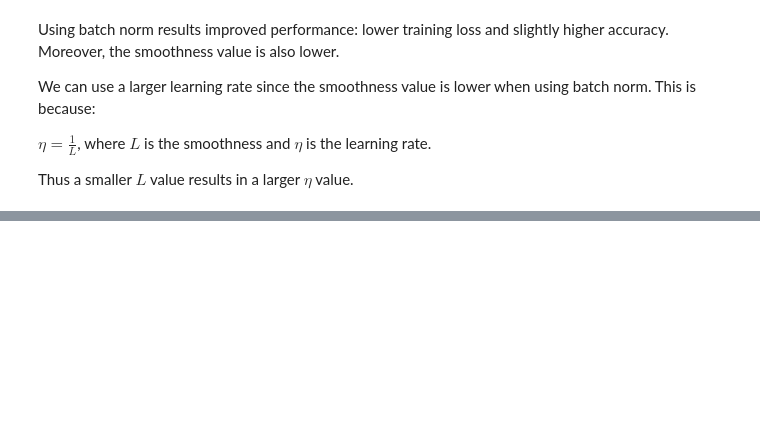
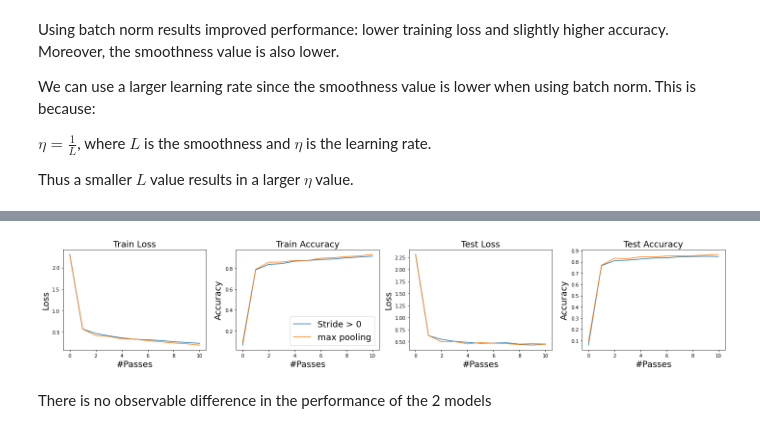
Before and after one commit to sharma-apoorv/Deep-Learning, a Jupyter notebook: Homework/3_CNN/DATA_598_HW_3.ipynb, the cells around one changed output, grey strips where cells are left out. Drawn from its saved outputs; the diff is of its cells as text; code cells hidden in the pictures; blank space fills up the shorter version.

```diff
--- a/Homework/3_CNN/DATA_598_HW_3.ipynb
+++ b/Homework/3_CNN/DATA_598_HW_3.ipynb
@@ -368,0 +375,23 @@ Thus a smaller $L$ value results in a larger $\eta$ value.
+# %%
+class CovNetNoBatchNormSameSize(torch.nn.Module):
+    def __init__(self, num_classes=10):
+        super().__init__()
+        self.conv_ensemble_1 = torch.nn.Sequential(
+            torch.nn.Conv2d(in_channels=1, out_channels=16, kernel_size=5, padding=2, stride=2),
+            torch.nn.ReLU())
+        self.conv_ensemble_2 = torch.nn.Sequential(
+            torch.nn.Conv2d(in_channels=16, out_channels=32, kernel_size=5, padding=2, stride=2),
+            torch.nn.ReLU())
+
+        # cov_ensemble_2 has shape: torch.Size([1, 32, 26, 26])
+        self.fully_connected_layer = torch.nn.Linear(7*7*32, num_classes)
+
+    def forward(self, x):
+        x = x.view(-1, 1, 28, 28)  # reshape input; convolutions need a channel
+        out = self.conv_ensemble_1(x)  # first convolution + relu + pooling
+        #print(f'Layer 2 Input: {out.shape}')
+        out = self.conv_ensemble_2(out) # second convolution + relu + pooling
+        #print(f'Final Input: {out.shape}')
+        out = out.view(out.shape[0], -1)  # flatten output
+        out = self.fully_connected_layer(out)  # output layer
+        return out
@@ -368,0 +465,26 @@ Thus a smaller $L$ value results in a larger $\eta$ value.
+# %%
+f, ax = plt.subplots(1, 4, figsize=(20, 4))
+
+ax[0].set_title('Train Loss', fontsize=18)
+ax[1].set_title('Train Accuracy', fontsize=18)
+ax[2].set_title('Test Loss', fontsize=18)
+ax[3].set_title('Test Accuracy', fontsize=18)
+
+#TODO: Swap the case for j
+for j, case in enumerate(batch_logs_2):
+    if j == 0:
+        line_label = f'Stride > 0'
+    else:
+        line_label = f'max pooling'
+
+    for i in range(4):
+        ax[i].set_xlabel('#Passes', fontsize=18)
+        ax[i].set_ylabel('Loss' if i%2==0 else 'Accuracy', fontsize=18)
+        ax[i].plot(list(map(lambda x: x[i], case)), label=line_label)
+
+ax[1].legend(fontsize=18)
+plt.tight_layout()
+# %% [output]
+[figure, added]
+# %% [markdown]
+There is no observable difference in the performance of the 2 models
```
Also changed, not shown: parts of 12 cells of this notebook, 6 other files.
